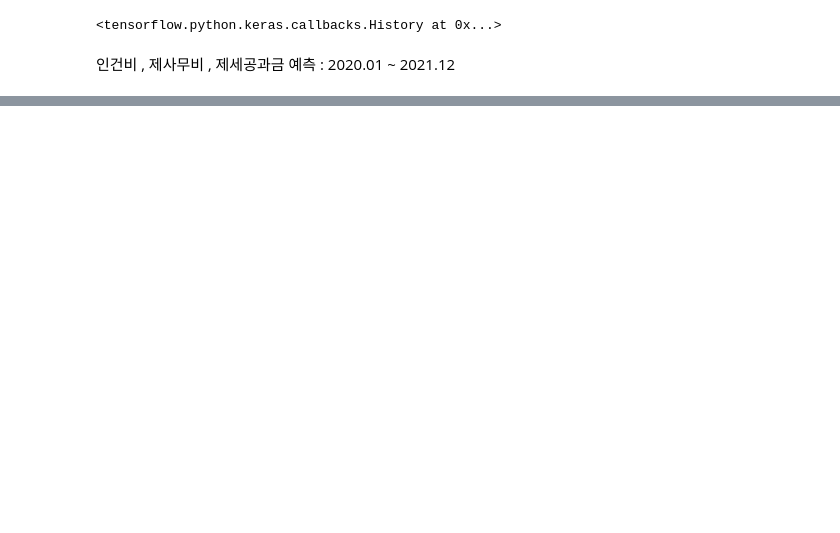
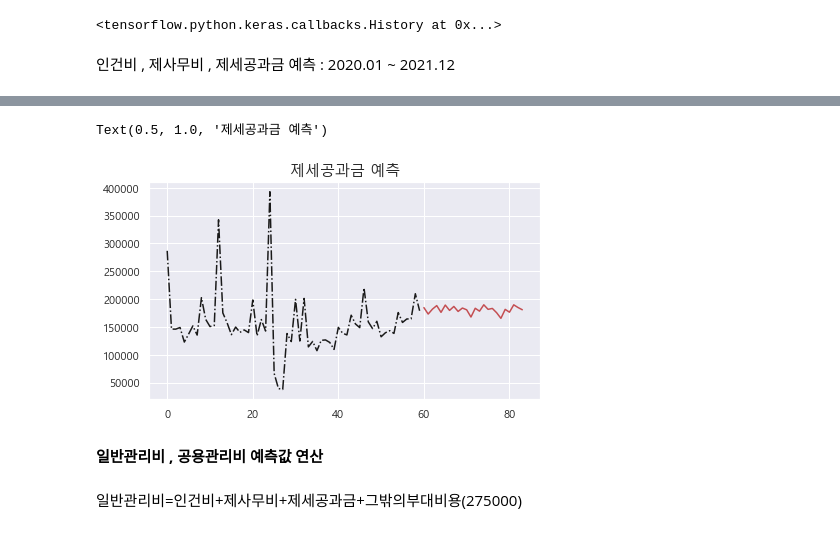
Before and after one commit to ineed-coffee/AI_DataScience_Exercise, a Jupyter notebook: deep_learning/2020.11.12.ipynb, the cells around one changed output, grey strips where cells are left out. Saved outputs shown, nothing was run; the diff lists cells and outputs as text; code cells hidden in the pictures; blank space fills up the shorter version.

```diff
--- a/deep_learning/2020.11.12.ipynb
+++ b/deep_learning/2020.11.12.ipynb
@@ -518,0 +536,13 @@ raw_data[-window_size:].shape
+# %%
+plt.figure(figsize=(7,4))
+plt.plot(data['제세공과금'],'k-.')
+plt.plot(pd.DataFrame(LSTM_predict_y,index=range(60,84))[2],'r-')
+ax = plt.gca()
+ax.set_title('제세공과금 예측',fontsize=15)
+# %% [output]
+Text(0.5, 1.0, '제세공과금 예측')
+[figure, added]
+# %% [markdown]
+__일반관리비 , 공용관리비 예측값 연산__
+# %% [markdown]
+일반관리비=인건비+제사무비+제세공과금+그밖의부대비용(275000)
```
Also changed, not shown: parts of 33 cells of this notebook.
